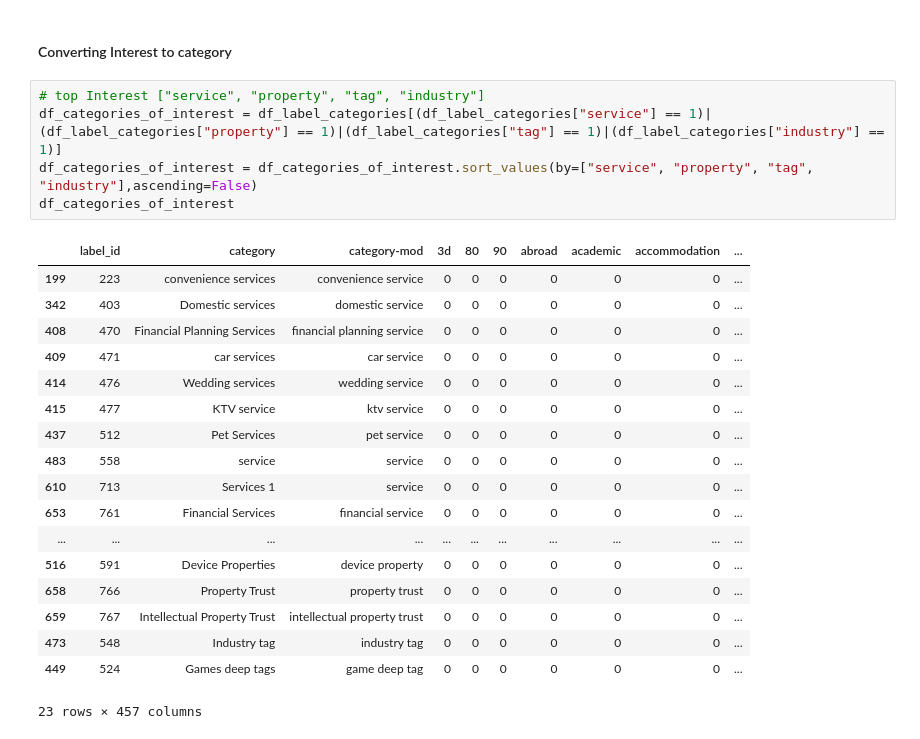
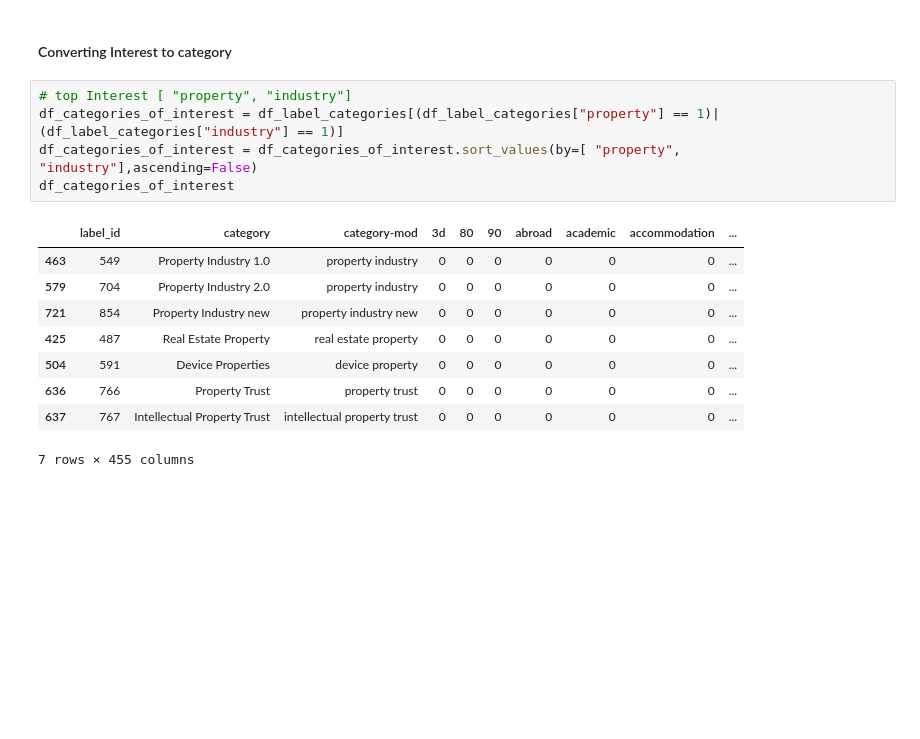
Before and after one commit to wlee0515/Application_Criteria_Generator, a Jupyter notebook: Application_Criteria_Generator/Code/DataPrep/Exploratory Data Analysis.ipynb, the cells around one changed output. Drawn from its saved outputs; the diff is of its cells as text; blank space fills up the shorter version.

```diff
--- a/Application_Criteria_Generator/Code/DataPrep/Exploratory Data Analysis.ipynb
+++ b/Application_Criteria_Generator/Code/DataPrep/Exploratory Data Analysis.ipynb
@@ -395,26 +395,17 @@ plt.show()
 # %% [markdown]
 #### Converting Interest to category
 # %%
-# top Interest ["service", "property", "tag", "industry"]
-df_categories_of_interest = df_label_categories[(df_label_categories["service"] == 1)|(df_label_categories["property"] == 1)|(df_label_categories["tag"] == 1)|(df_label_categories["industry"] == 1)]
-df_categories_of_interest = df_categories_of_interest.sort_values(by=["service", "property", "tag", "industry"],ascending=False)
+# top Interest [ "property", "industry"]
+df_categories_of_interest = df_label_categories[(df_label_categories["property"] == 1)|(df_label_categories["industry"] == 1)]
+df_categories_of_interest = df_categories_of_interest.sort_values(by=[ "property", "industry"],ascending=False)
 df_categories_of_interest
 # %% [output]
 |  | label_id | category | category-mod | 3d | 80 | 90 | abroad | academic | accommodation | ... |
-| 199 | 223 | convenience services | convenience service | 0 | 0 | 0 | 0 | 0 | 0 | ... |
-| 342 | 403 | Domestic services | domestic service | 0 | 0 | 0 | 0 | 0 | 0 | ... |
-| 408 | 470 | Financial Planning Services | financial planning service | 0 | 0 | 0 | 0 | 0 | 0 | ... |
-| 409 | 471 | car services | car service | 0 | 0 | 0 | 0 | 0 | 0 | ... |
-| 414 | 476 | Wedding services | wedding service | 0 | 0 | 0 | 0 | 0 | 0 | ... |
-| 415 | 477 | KTV service | ktv service | 0 | 0 | 0 | 0 | 0 | 0 | ... |
-| 437 | 512 | Pet Services | pet service | 0 | 0 | 0 | 0 | 0 | 0 | ... |
-| 483 | 558 | service | service | 0 | 0 | 0 | 0 | 0 | 0 | ... |
-| 610 | 713 | Services 1 | service | 0 | 0 | 0 | 0 | 0 | 0 | ... |
-| 653 | 761 | Financial Services | financial service | 0 | 0 | 0 | 0 | 0 | 0 | ... |
-| ... | ... | ... | ... | ... | ... | ... | ... | ... | ... | ... |
-| 516 | 591 | Device Properties | device property | 0 | 0 | 0 | 0 | 0 | 0 | ... |
-| 658 | 766 | Property Trust | property trust | 0 | 0 | 0 | 0 | 0 | 0 | ... |
-| 659 | 767 | Intellectual Property Trust | intellectual property trust | 0 | 0 | 0 | 0 | 0 | 0 | ... |
-| 473 | 548 | Industry tag | industry tag | 0 | 0 | 0 | 0 | 0 | 0 | ... |
-| 449 | 524 | Games deep tags | game deep tag | 0 | 0 | 0 | 0 | 0 | 0 | ... |
+| 463 | 549 | Property Industry 1.0 | property industry | 0 | 0 | 0 | 0 | 0 | 0 | ... |
+| 579 | 704 | Property Industry 2.0 | property industry | 0 | 0 | 0 | 0 | 0 | 0 | ... |
+| 721 | 854 | Property Industry new | property industry new | 0 | 0 | 0 | 0 | 0 | 0 | ... |
+| 425 | 487 | Real Estate Property | real estate property | 0 | 0 | 0 | 0 | 0 | 0 | ... |
+| 504 | 591 | Device Properties | device property | 0 | 0 | 0 | 0 | 0 | 0 | ... |
+| 636 | 766 | Property Trust | property trust | 0 | 0 | 0 | 0 | 0 | 0 | ... |
+| 637 | 767 | Intellectual Property Trust | intellectual property trust | 0 | 0 | 0 | 0 | 0 | 0 | ... |
-23 rows × 457 columns
+7 rows × 455 columns
```
Also changed, not shown: parts of 9 cells of this notebook.
